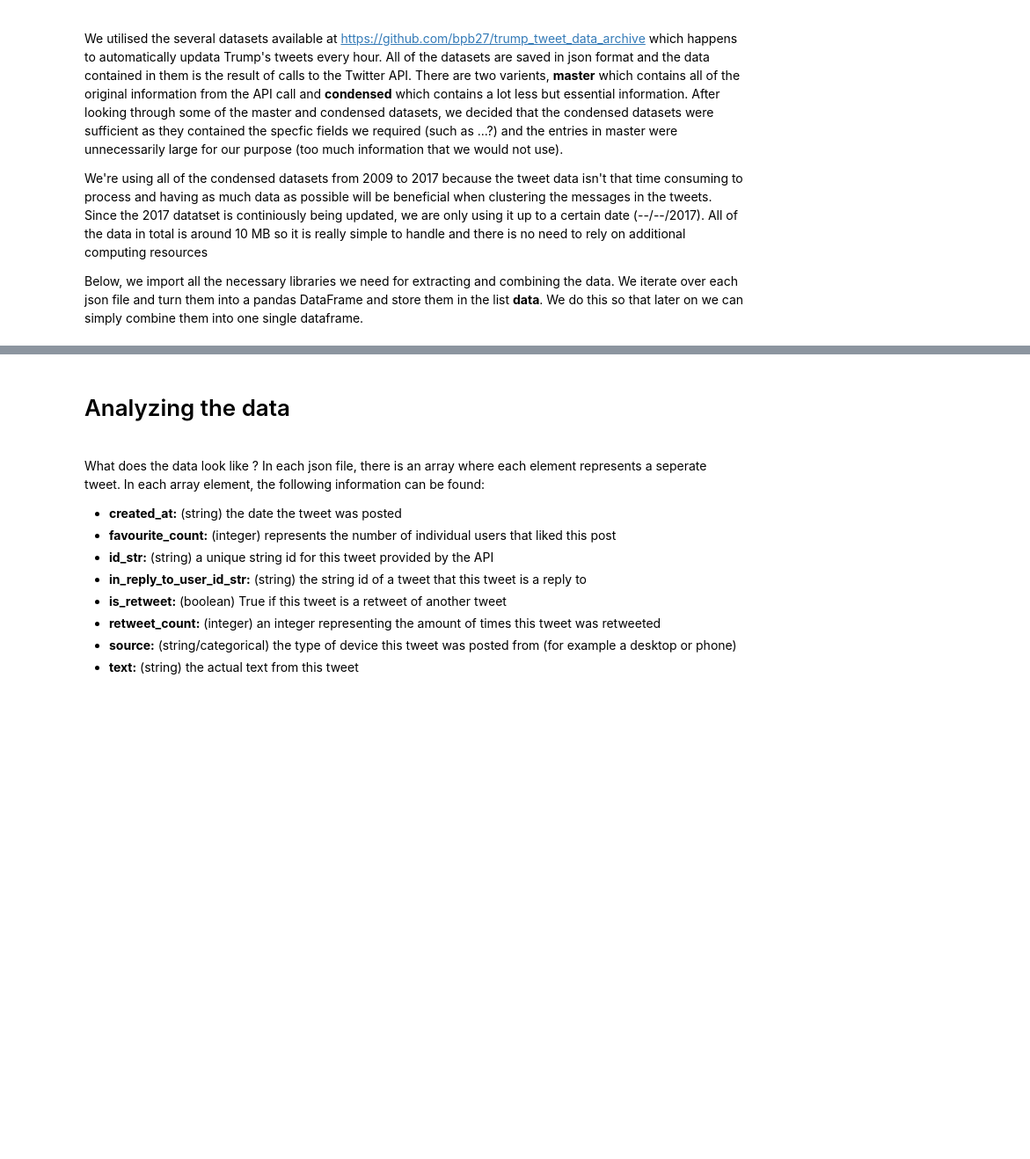
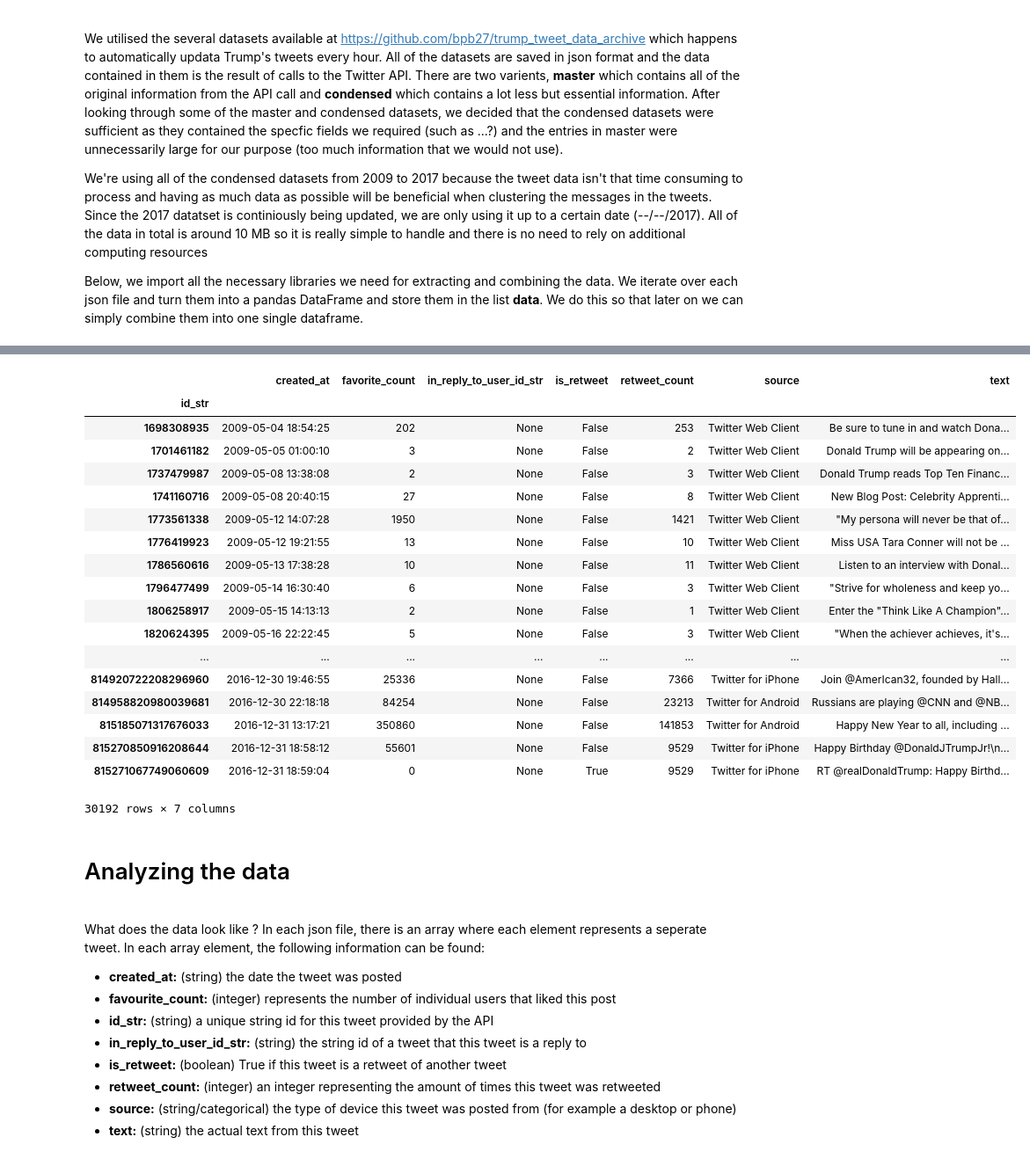
Before and after one commit to pmichele/ADA-Group, a Jupyter notebook: project/project.ipynb, the cells around one changed output, grey strips where cells are left out. Shown at 88% size. Cells and saved outputs as stored; diff of their text form; code cells hidden in the pictures; blank space fills up the shorter version.

Commit message:
more text

```diff
--- a/project/project.ipynb
+++ b/project/project.ipynb
@@ -44,3 +42,26 @@ df.head()
+# %%
+df.sort_values("created_at",inplace=True)
+df
+# %% [output]
+|  | created_at | favorite_count | in_reply_to_user_id_str | is_retweet | retweet_count | source | text |
+| id_str |  |  |  |  |  |  |  |
+| 1698308935 | 2009-05-04 18:54:25 | 202 | None | False | 253 | Twitter Web Client | Be sure to tune in and watch Dona... |
+| 1701461182 | 2009-05-05 01:00:10 | 3 | None | False | 2 | Twitter Web Client | Donald Trump will be appearing on... |
+| 1737479987 | 2009-05-08 13:38:08 | 2 | None | False | 3 | Twitter Web Client | Donald Trump reads Top Ten Financ... |
+| 1741160716 | 2009-05-08 20:40:15 | 27 | None | False | 8 | Twitter Web Client | New Blog Post: Celebrity Apprenti... |
+| 1773561338 | 2009-05-12 14:07:28 | 1950 | None | False | 1421 | Twitter Web Client | "My persona will never be that of... |
+| 1776419923 | 2009-05-12 19:21:55 | 13 | None | False | 10 | Twitter Web Client | Miss USA Tara Conner will not be ... |
+| 1786560616 | 2009-05-13 17:38:28 | 10 | None | False | 11 | Twitter Web Client | Listen to an interview with Donal... |
+| 1796477499 | 2009-05-14 16:30:40 | 6 | None | False | 3 | Twitter Web Client | "Strive for wholeness and keep yo... |
+| 1806258917 | 2009-05-15 14:13:13 | 2 | None | False | 1 | Twitter Web Client | Enter the "Think Like A Champion"... |
+| 1820624395 | 2009-05-16 22:22:45 | 5 | None | False | 3 | Twitter Web Client | "When the achiever achieves, it's... |
+| ... | ... | ... | ... | ... | ... | ... | ... |
+| 814920722208296960 | 2016-12-30 19:46:55 | 25336 | None | False | 7366 | Twitter for iPhone | Join @AmerIcan32, founded by Hall... |
+| 814958820980039681 | 2016-12-30 22:18:18 | 84254 | None | False | 23213 | Twitter for Android | Russians are playing @CNN and @NB... |
+| 815185071317676033 | 2016-12-31 13:17:21 | 350860 | None | False | 141853 | Twitter for Android | Happy New Year to all, including ... |
+| 815270850916208644 | 2016-12-31 18:58:12 | 55601 | None | False | 9529 | Twitter for iPhone | Happy Birthday @DonaldJTrumpJr!\n... |
+| 815271067749060609 | 2016-12-31 18:59:04 | 0 | None | True | 9529 | Twitter for iPhone | RT @realDonaldTrump: Happy Birthd... |
+30192 rows × 7 columns
 # %% [markdown]
 <h1>Analyzing the data</h1><br>
 
```
Also changed, not shown: parts of 10 cells of this notebook.
